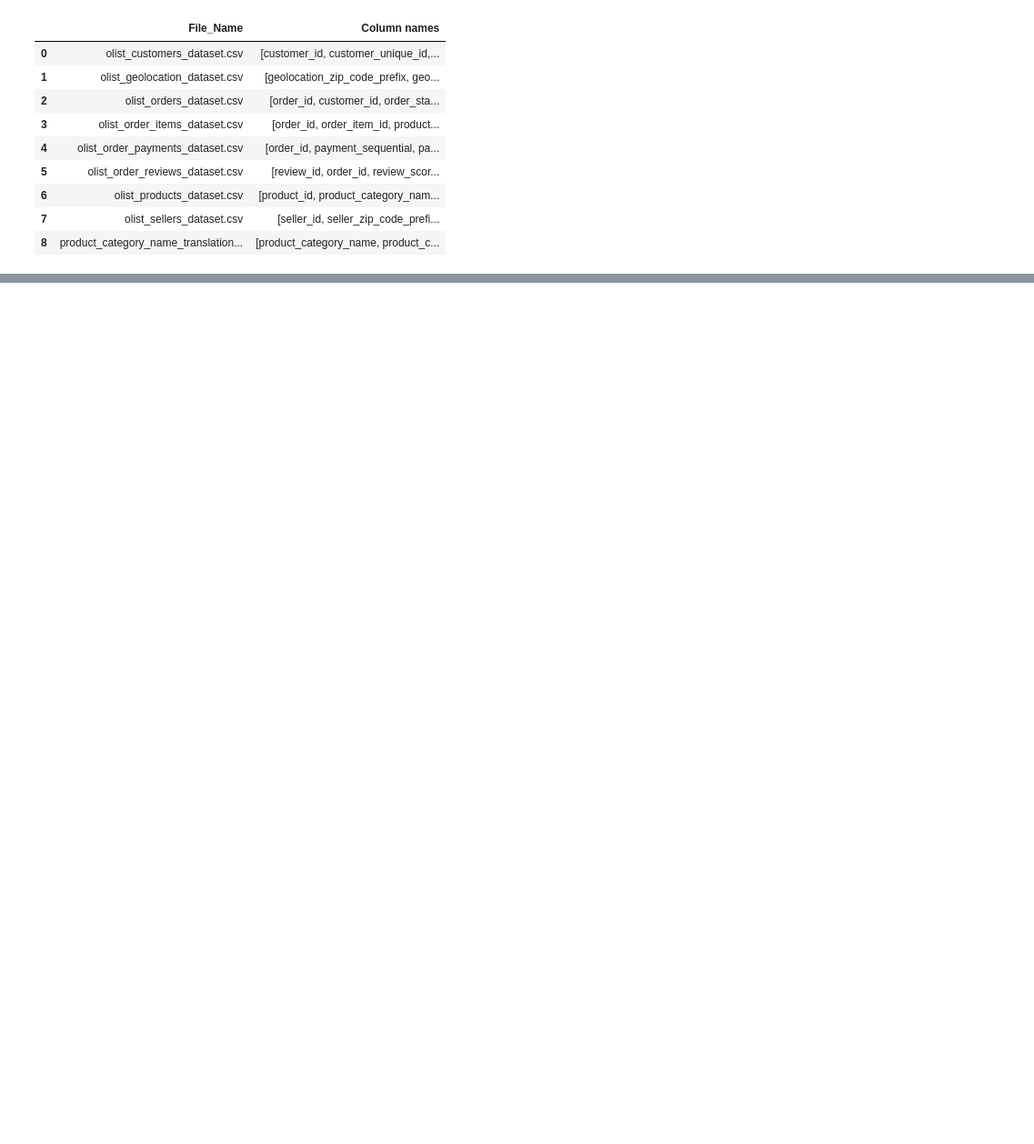
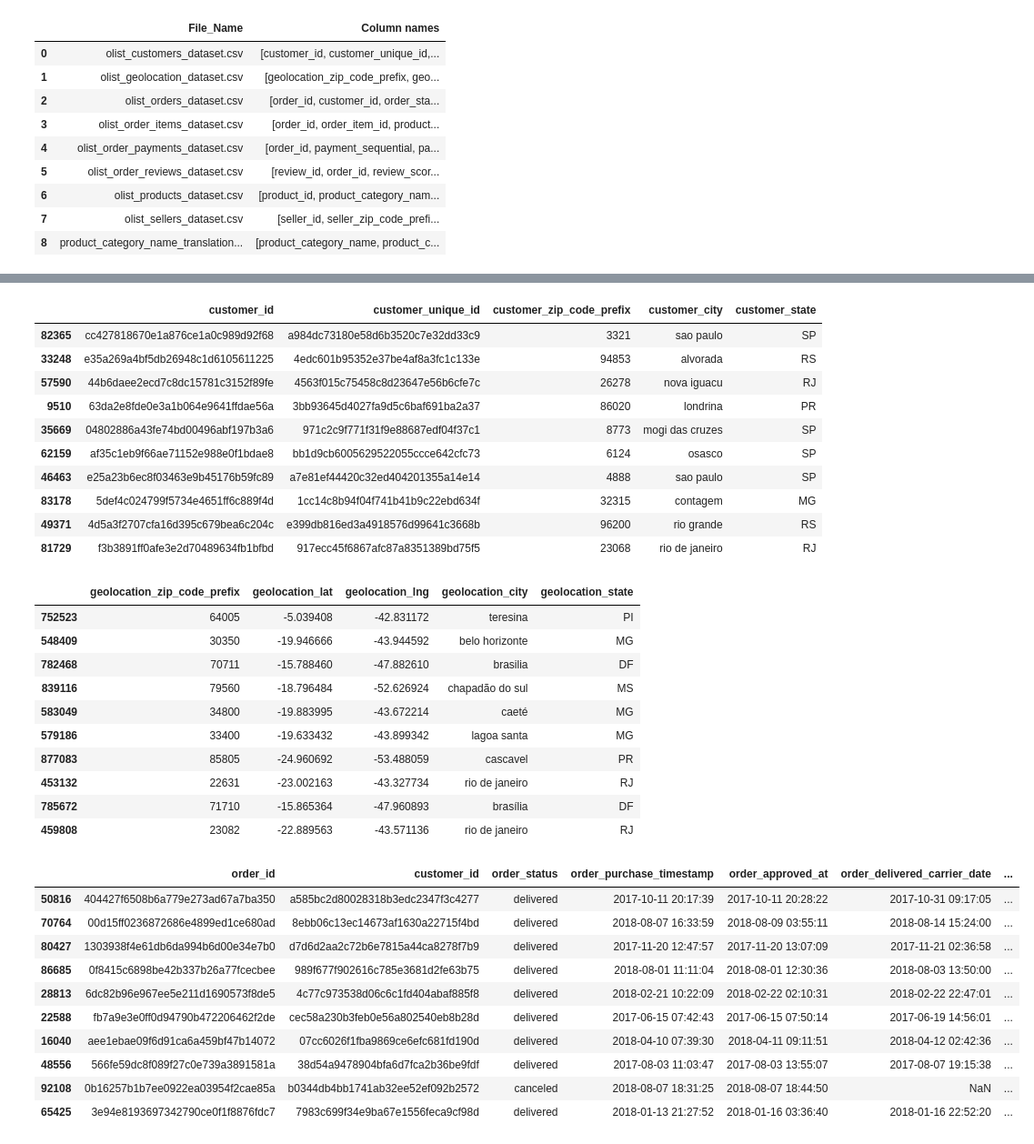
Before and after one commit to arshad-macy/Brazillian_ecommerce_analysis, a Jupyter notebook: pynotebooks/datacleaning.ipynb, the cells around one changed output, grey strips where cells are left out. Shown at 91% size. Drawn from its saved outputs; the diff is of its cells as text; code cells hidden in the pictures; blank space fills up the shorter version.

```diff
--- a/pynotebooks/datacleaning.ipynb
+++ b/pynotebooks/datacleaning.ipynb
@@ -176,0 +216,37 @@ for item in describe_prf:
+# %%
+for item in samples_f:
+  display(item["Samples"])
+# %% [output]
+|  | customer_id | customer_unique_id | customer_zip_code_prefix | customer_city | customer_state |
+| 82365 | cc427818670e1a876ce1a0c989d92f68 | a984dc73180e58d6b3520c7e32dd33c9 | 3321 | sao paulo | SP |
+| 33248 | e35a269a4bf5db26948c1d6105611225 | 4edc601b95352e37be4af8a3fc1c133e | 94853 | alvorada | RS |
+| 57590 | 44b6daee2ecd7c8dc15781c3152f89fe | 4563f015c75458c8d23647e56b6cfe7c | 26278 | nova iguacu | RJ |
+| 9510 | 63da2e8fde0e3a1b064e9641ffdae56a | 3bb93645d4027fa9d5c6baf691ba2a37 | 86020 | londrina | PR |
+| 35669 | 04802886a43fe74bd00496abf197b3a6 | 971c2c9f771f31f9e88687edf04f37c1 | 8773 | mogi das cruzes | SP |
+| 62159 | af35c1eb9f66ae71152e988e0f1bdae8 | bb1d9cb6005629522055ccce642cfc73 | 6124 | osasco | SP |
+| 46463 | e25a23b6ec8f03463e9b45176b59fc89 | a7e81ef44420c32ed404201355a14e14 | 4888 | sao paulo | SP |
+| 83178 | 5def4c024799f5734e4651ff6c889f4d | 1cc14c8b94f04f741b41b9c22ebd634f | 32315 | contagem | MG |
+| 49371 | 4d5a3f2707cfa16d395c679bea6c204c | e399db816ed3a4918576d99641c3668b | 96200 | rio grande | RS |
+| 81729 | f3b3891ff0afe3e2d70489634fb1bfbd | 917ecc45f6867afc87a8351389bd75f5 | 23068 | rio de janeiro | RJ |
+|  | geolocation_zip_code_prefix | geolocation_lat | geolocation_lng | geolocation_city | geolocation_state |
+| 752523 | 64005 | -5.039408 | -42.831172 | teresina | PI |
+| 548409 | 30350 | -19.946666 | -43.944592 | belo horizonte | MG |
+| 782468 | 70711 | -15.788460 | -47.882610 | brasilia | DF |
+| 839116 | 79560 | -18.796484 | -52.626924 | chapadão do sul | MS |
+| 583049 | 34800 | -19.883995 | -43.672214 | caeté | MG |
+| 579186 | 33400 | -19.633432 | -43.899342 | lagoa santa | MG |
+| 877083 | 85805 | -24.960692 | -53.488059 | cascavel | PR |
+| 453132 | 22631 | -23.002163 | -43.327734 | rio de janeiro | RJ |
+| 785672 | 71710 | -15.865364 | -47.960893 | brasília | DF |
+| 459808 | 23082 | -22.889563 | -43.571136 | rio de janeiro | RJ |
+|  | order_id | customer_id | order_status | order_purchase_timestamp | order_approved_at | order_delivered_carrier_date | ... |
+| 50816 | 404427f6508b6a779e273ad67a7ba350 | a585bc2d80028318b3edc2347f3c4277 | delivered | 2017-10-11 20:17:39 | 2017-10-11 20:28:22 | 2017-10-31 09:17:05 | ... |
+| 70764 | 00d15ff0236872686e4899ed1ce680ad | 8ebb06c13ec14673af1630a22715f4bd | delivered | 2018-08-07 16:33:59 | 2018-08-09 03:55:11 | 2018-08-14 15:24:00 | ... |
+| 80427 | 1303938f4e61db6da994b6d00e34e7b0 | d7d6d2aa2c72b6e7815a44ca8278f7b9 | delivered | 2017-11-20 12:47:57 | 2017-11-20 13:07:09 | 2017-11-21 02:36:58 | ... |
+| 86685 | 0f8415c6898be42b337b26a77fcecbee | 989f677f902616c785e3681d2fe63b75 | delivered | 2018-08-01 11:11:04 | 2018-08-01 12:30:36 | 2018-08-03 13:50:00 | ... |
+| 28813 | 6dc82b96e967ee5e211d1690573f8de5 | 4c77c973538d06c6c1fd404abaf885f8 | delivered | 2018-02-21 10:22:09 | 2018-02-22 02:10:31 | 2018-02-22 22:47:01 | ... |
+| 22588 | fb7a9e3e0ff0d94790b472206462f2de | cec58a230b3feb0e56a802540eb8b28d | delivered | 2017-06-15 07:42:43 | 2017-06-15 07:50:14 | 2017-06-19 14:56:01 | ... |
+| 16040 | aee1ebae09f6d91ca6a459bf47b14072 | 07cc6026f1fba9869ce6efc681fd190d | delivered | 2018-04-10 07:39:30 | 2018-04-11 09:11:51 | 2018-04-12 02:42:36 | ... |
+| 48556 | 566fe59dc8f089f27c0e739a3891581a | 38d54a9478904bfa6d7fca2b36be9fdf | delivered | 2017-08-03 11:03:47 | 2017-08-03 13:55:07 | 2017-08-07 19:15:38 | ... |
+| 92108 | 0b16257b1b7ee0922ea03954f2cae85a | b0344db4bb1741ab32ee52ef092b2572 | canceled | 2018-08-07 18:31:25 | 2018-08-07 18:44:50 | NaN | ... |
+| 65425 | 3e94e8193697342790ce0f1f8876fdc7 | 7983c699f34e9ba67e1556feca9cf98d | delivered | 2018-01-13 21:27:52 | 2018-01-16 03:36:40 | 2018-01-16 22:52:20 | ... |
```
Also changed, not shown: parts of 10 cells of this notebook.
